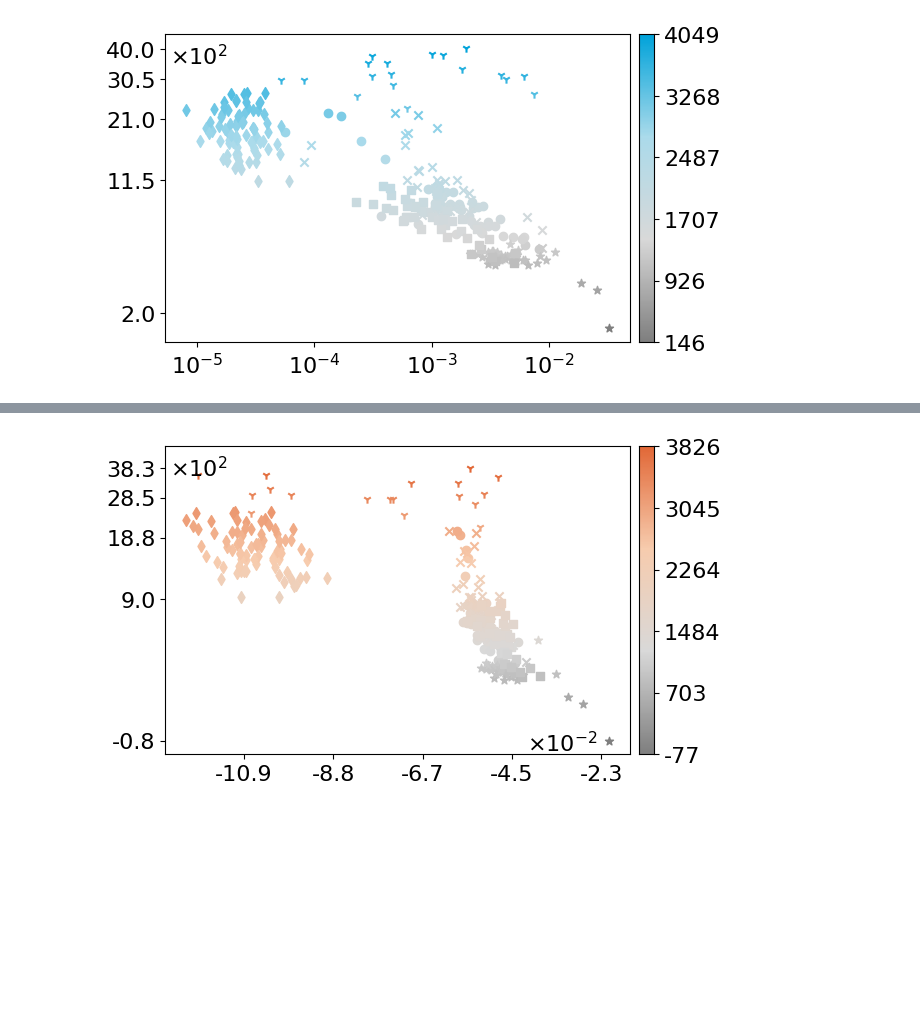
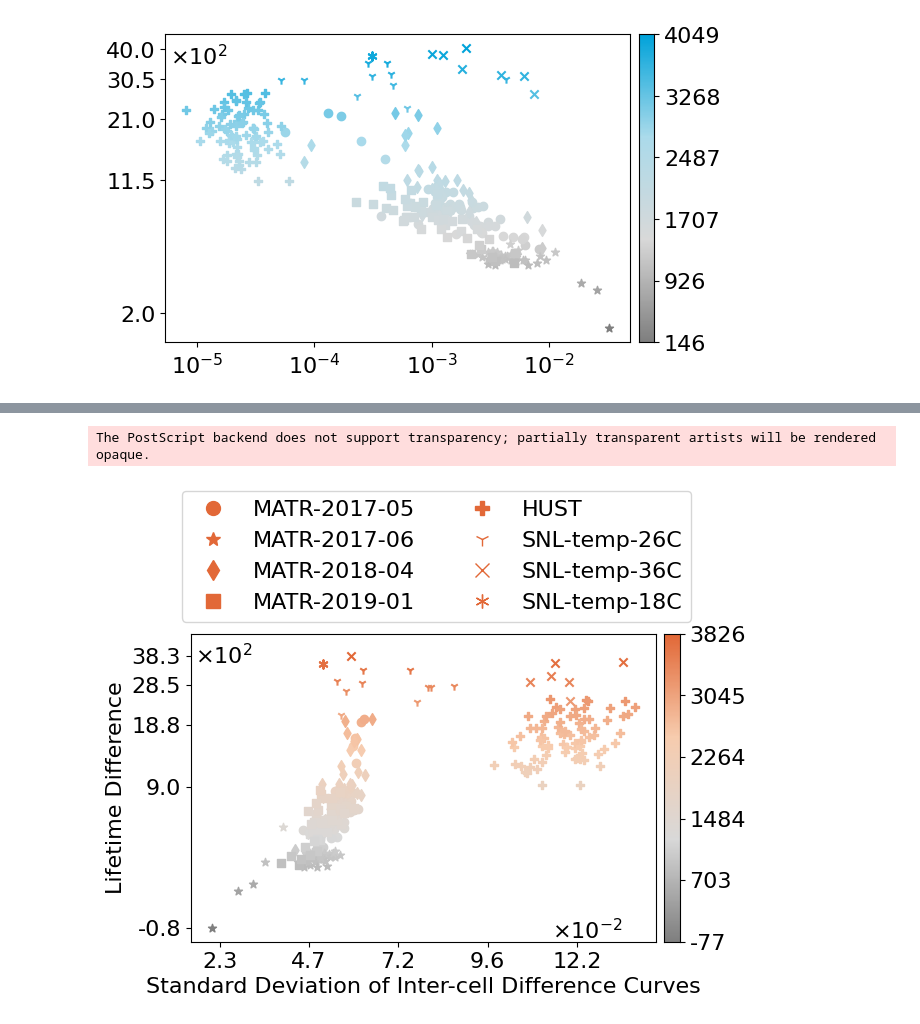
Before and after one commit to fingertap/BatLiNet, a Jupyter notebook: nmi_rebuttal/explain_clusters_in_fig1.ipynb, the cells around one changed output, grey strips where cells are left out. Saved outputs shown, nothing was run; the diff lists cells and outputs as text; code cells hidden in the pictures; blank space fills up the shorter version.

```diff
--- a/nmi_rebuttal/explain_clusters_in_fig1.ipynb
+++ b/nmi_rebuttal/explain_clusters_in_fig1.ipynb
@@ -141,10 +138,19 @@ def get_datasource(cell: BatteryData):
         indx = int(cell_id[1]) - 1
         datasource += matr_batch_names[indx]
 
+    elif datasource == 'SNL':
+        mean_temp = np.nanmean(cell.cycle_data[0].temperature_in_C)
+        if mean_temp < 20:
+            datasource = 'SNL-temp-18C'
+        elif mean_temp < 30:
+            datasource = 'SNL-temp-26C'
+        else:
+            datasource = 'SNL-temp-36C'
+
     return datasource
 
 matr_batch_names = ['-2017-05', '-2017-06', '-2018-04', '-2019-01']
-markers = iter(['o', '*', 'x', 's', 'd', '1'])
+markers = iter(['o', '*', 'd', 's', 'P', '1', 'x', (6, 2, 0)])
 
 ds_to_marker = {}
 for cell in material_map['LFP']:
@@ -230,7 +370,8 @@ for cell in tqdm(material_map['LFP'], desc='Process LFP cells'):
     label_diff = get_cycle_life(cell) - base_label
     q100 = get_V_of_Qd(cell.cycle_data[cycle], cell.nominal_capacity_in_Ah)
     feat = (q100 - base_100)
-    signed_var = np.sign(np.median(feat)) * np.log10(np.var(feat) + 1)
+    # signed_var = np.sign(np.median(feat)) * np.log10(np.var(feat) + 1)
+    signed_var = np.log10(np.var(feat) + 1)
     vars_.append(signed_var)
     labels.append(label_diff)
     markers.append(ds_to_marker[get_datasource(cell)])
@@ -240,37 +381,55 @@ labels = np.log10(labels - min_labels + 400)
 gap = labels.max() - labels.min()
 for var, label, marker in zip(vars_, labels, markers):
     ax.scatter(var, label, color=cmap((label - labels.min()) / gap), marker=marker)
 yticks = np.linspace(min_labels, max_labels, 5)
 yticks = np.log10(yticks - min_labels + 400)
 ytick_labels = [round(10**y-400+min_labels)/100 for y in yticks]
 ax.set_yticks(yticks, labels=[f'{y:.1f}' for y in ytick_labels])
 ax.set_ylim([ax.get_ylim()[0], labels.max() * 1.023])
 x_pos = ax.get_xlim()[0] + (ax.get_xlim()[1] - ax.get_xlim()[0]) * 1e-2
 y_pos = ax.get_ylim()[1] - (ax.get_ylim()[1] - ax.get_ylim()[0]) / 10
 ax.text(x_pos, y_pos, '$\\times 10^2$')
-xticks = [-0.05, -0.04, -0.03, -0.02, -0.01]
+xticks = np.arange(0.01, 0.06, 0.01)
 xtick_labels = [10**x-1 for x in xticks]
 ax.set_xticks(xticks, labels=[f'{x*100:.1f}'for x in xtick_labels])
 x_pos = ax.get_xlim()[1] - (ax.get_xlim()[1] - ax.get_xlim()[0]) / 4.5
 y_pos = ax.get_ylim()[0] + (ax.get_ylim()[1] - ax.get_ylim()[0]) * 1e-2
 ax.text(x_pos, y_pos, '$\\times10^{{-2}}$')
+
+handles = []
+labels = []
+for category, marker in ds_to_marker.items():
+    handle = plt.Line2D(
+        [0], [0],
+        marker=marker,
+        linestyle='none',
+        markeredgecolor=colors[-1],
+        markerfacecolor=colors[-1],
+        markersize=10
+    )
+    handles.append(handle)
+    labels.append(category)
+
+# Add the legend
+ax.legend(handles, labels, bbox_to_anchor=(1.1, 1.5), ncols=2)
+ax.set_ylabel('Lifetime Difference')
+ax.set_xlabel('Standard Deviation of Inter-cell Difference Curves')
 
 # For color bar
 cax = ax.inset_axes([1.01, 0, 0.05, 1.])
 cax.yaxis.tick_right()
 cax.yaxis.set_label_position('right')
 cax.set_xticks([])
 img = torch.linspace(1, 0, 1000)[None].T.expand(-1, 50)
 cax.imshow(img, cmap=cmap)
 yticks = [0, 200, 400, 600, 800, 1000]
 labels = [
     int((x/1000) * (max_labels - min_labels) + min_labels) for x in yticks]
 cax.set_yticks(yticks, labels=labels[::-1])
-fig.savefig(HOME / f'data/stats_cross_diff_diff_mat_square.eps',
-            bbox_inches='tight', pad_inches=0.1)
 plt.show()
 # %% [output]
+The PostScript backend does not support transparency; partially transparent artists will be rendered opaque.
-[figure, old version]
+[figure, new version]
 # %%
 cycle = 99
 colors = iter(['#4DC0E3', '#EE9F74', '#61B984', '#E780A9'])
```
Also changed, not shown: parts of 16 cells of this notebook, 36 other files.
